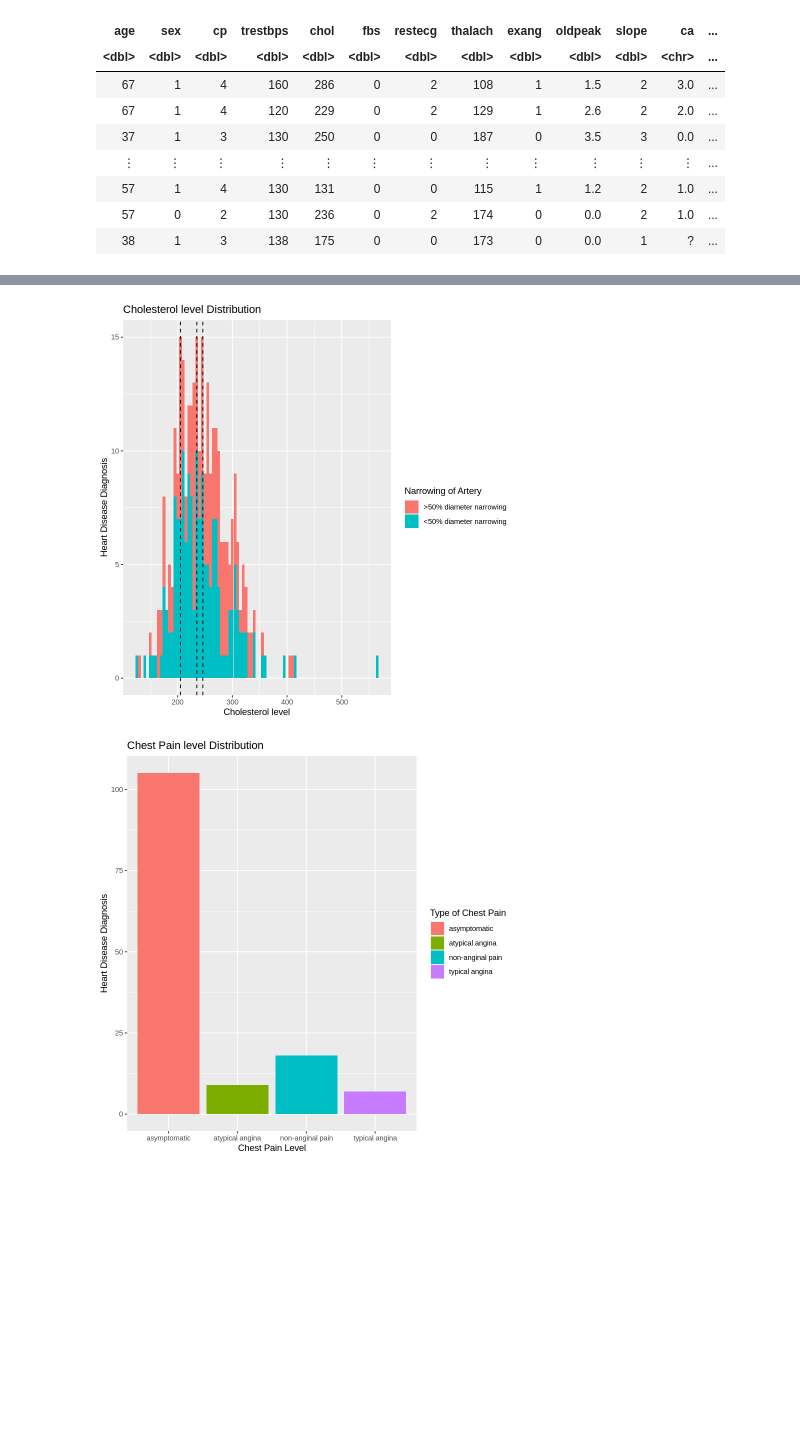
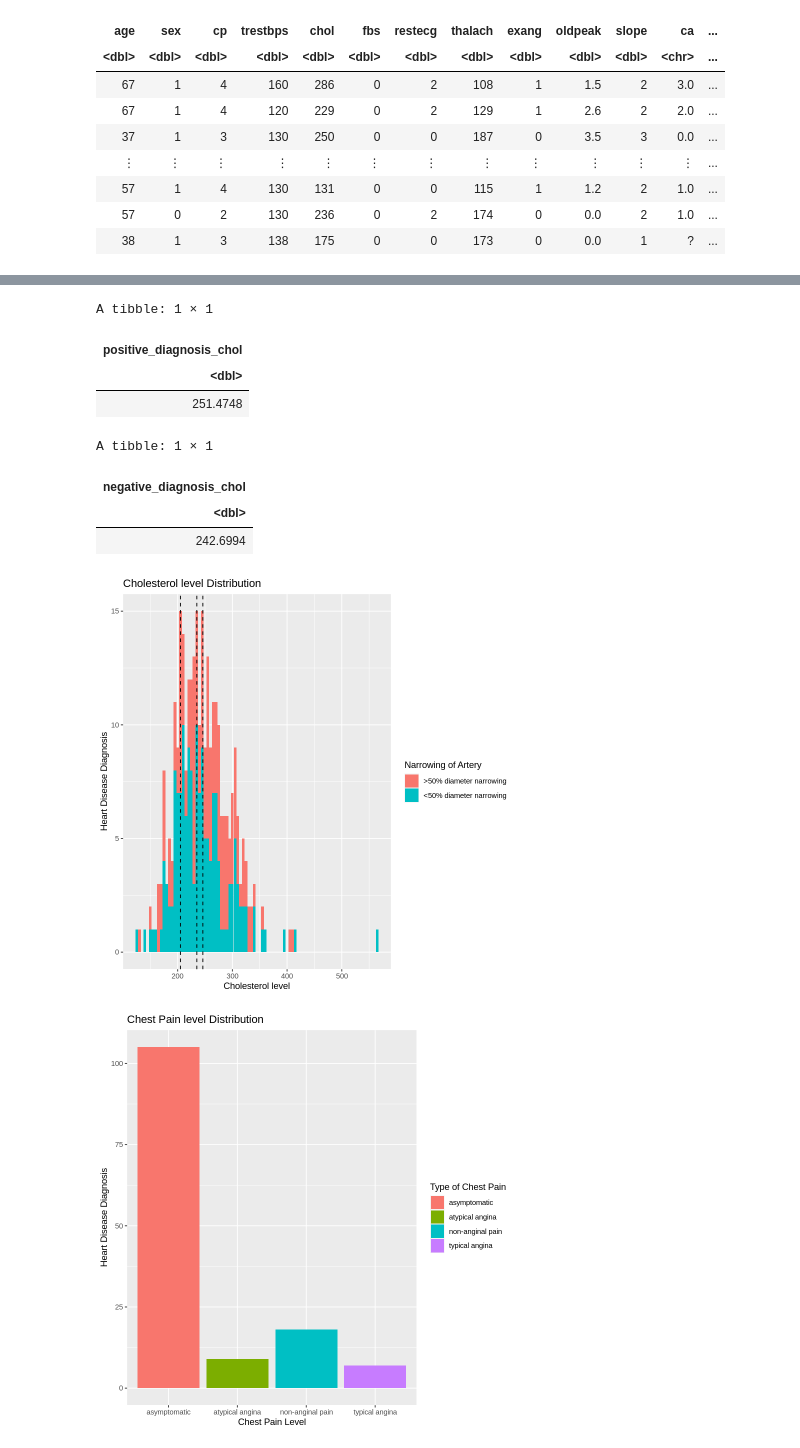
Before and after one commit to Daniel6070/Heart_Disease, a Jupyter notebook: Heart_Disease.ipynb, the cells around one changed output, grey strips where cells are left out. Drawn from its saved outputs; the diff is of its cells as text; code cells hidden in the pictures; blank space fills up the shorter version.

```diff
--- a/Heart_Disease.ipynb
+++ b/Heart_Disease.ipynb
@@ -122,20 +145,43 @@ age_plot
 # %%
 # ======== CHOLESTEROL LEVEL DISTRIBUTION FOR ALL THE PEOPLE ===============
 heart_disease_chol <- heart_disease %>%
 select(chol,num)
 
 
 chol_plot <- heart_disease_chol %>%
 ggplot(aes(x = chol, fill = num)) +
 geom_histogram(binwidth = 5) +
 geom_vline(xintercept = 205, linetype = "dashed", size = 0.5)+
 geom_vline(xintercept = 235, linetype = "dashed", size = 0.5)+
 geom_vline(xintercept = 246, linetype = "dashed", size = 0.5)+
 labs(x = "Cholesterol level", y = "Heart Disease Diagnosis", fill = "Narrowing of Artery")+
 ggtitle("Cholesterol level Distribution")
 
 chol_plot
+
+# ======== MEAN CHOLESTEROL LEVEL FOR POSTIVE VS NEGATIVE DIAGNOSIS ===============
+chol_pos_diagnosis_mean <- heart_disease %>%
+select(chol, num) %>%
+filter(num == ">50% diameter narrowing") %>%
+summarize(positive_diagnosis_chol = mean(chol))
+
+chol_pos_diagnosis_mean
+
+chol_neg_diagnosis_mean <- heart_disease %>%
+select(chol, num) %>%
+filter(num == "<50% diameter narrowing") %>%
+summarize(negative_diagnosis_chol = mean(chol))
+
+chol_neg_diagnosis_mean
 # %% [output]
+A tibble: 1 × 1
+| positive_diagnosis_chol |
+| <dbl> |
+| 251.4748 |
+A tibble: 1 × 1
+| negative_diagnosis_chol |
+| <dbl> |
+| 242.6994 |
 [figure]
 # %%
 # ======== CHEST PAIN DISTRIBUTION FOR PEOPLE WITH >50 % NARROWING ===============
```
Also changed, not shown: parts of 1 cell of this notebook.
